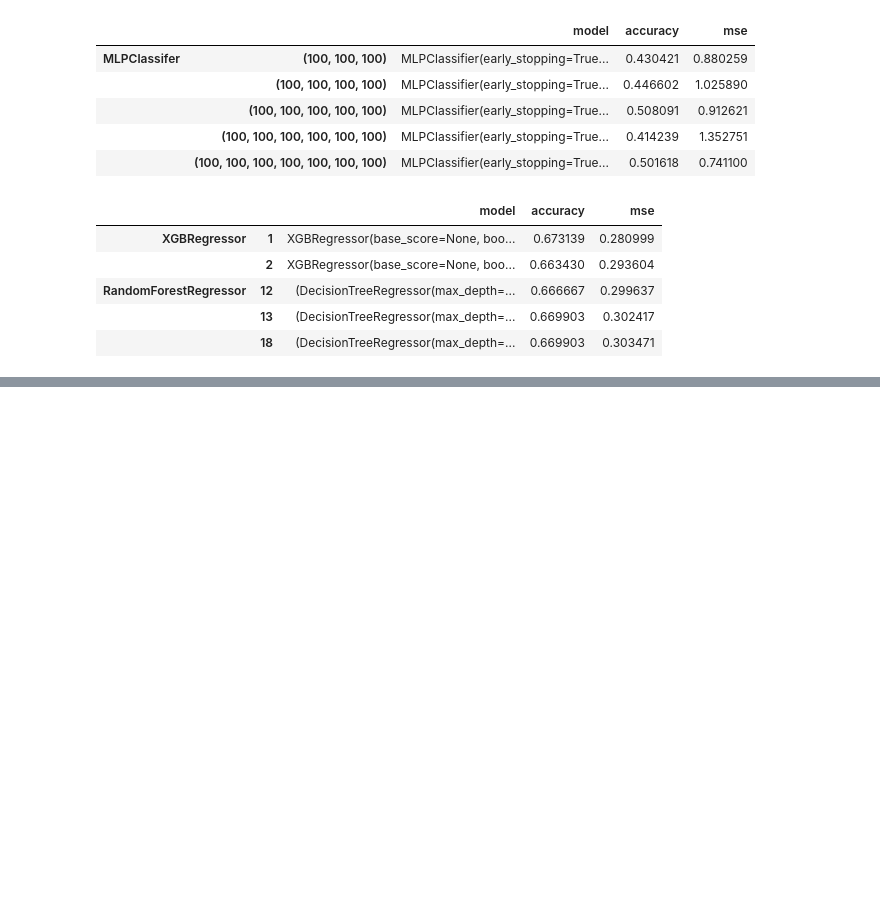
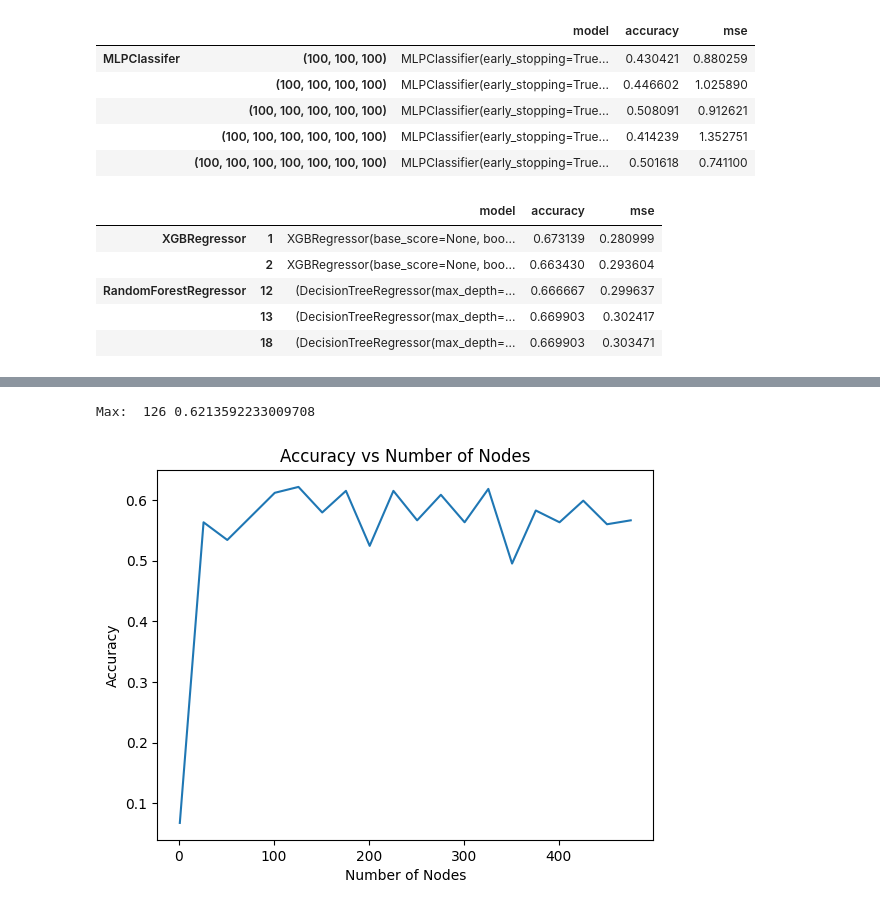
Before and after one commit to justinolcott/avalanche, a Jupyter notebook: starting_code.ipynb, the cells around one changed output, grey strips where cells are left out. Drawn from its saved outputs; the diff is of its cells as text; code cells hidden in the pictures; blank space fills up the shorter version.

```diff
--- a/starting_code.ipynb
+++ b/starting_code.ipynb
@@ -977,23 +977,26 @@ Max:  12 0.6245954692556634
 # %%
 # Plot Accuracy vs Number of Nodes
 mlp_accuracies = {}
-num_layers = 12
-nodes = range(1, 500, 50)
+num_layers = 21
+nodes = range(1, 500, 25)
 
 for num in nodes:
-    mlp = MLPClassifier(hidden_layer_sizes=(num,) * num_layers, early_stopping=True, max_iter=1000, activation='identity')
+    mlp = MLPClassifier(hidden_layer_sizes=(num,) * num_layers, early_stopping=True, max_iter=1000, activation='relu')
     mlp.fit(X_train, y_train)
     y_pred = mlp.predict(X_test)
     mlp_accuracies[num] = accuracy_score(y_test, y_pred)
 
 # Print MLP accuracies
 print("Max: ", max(mlp_accuracies, key=mlp_accuracies.get), mlp_accuracies[max(mlp_accuracies, key=mlp_accuracies.get)])
 # for param in params:
 #     print(param, mlp_accuracies[param])
 
 # graph the accuracy
 plt.plot(nodes, mlp_accuracies.values())
 plt.title('Accuracy vs Number of Nodes')
 plt.xlabel('Number of Nodes')
 plt.ylabel('Accuracy')
 plt.show()
+# %% [output]
+Max:  126 0.6213592233009708
+[figure, added]
```
Also changed, not shown: parts of 1 cell of this notebook, 1 other file.
